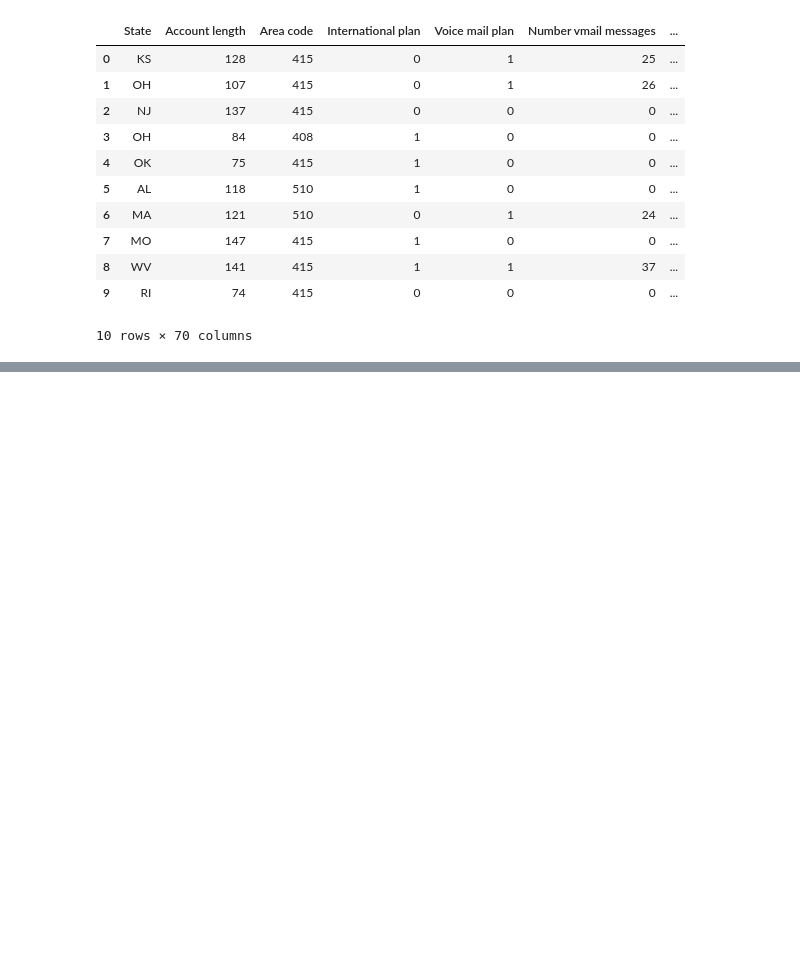
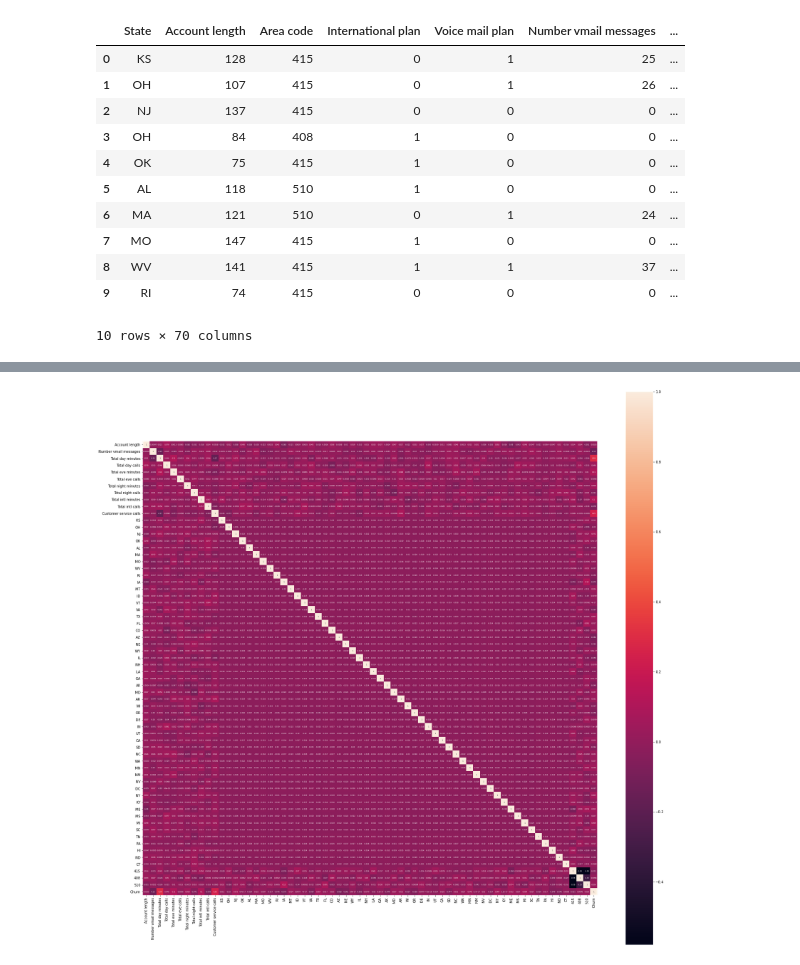
Before and after one commit to ThiagoOliveira001/learningIA, a Jupyter notebook: desafio-telecom/desafio_ia_telecom_v4.ipynb, the cells around one changed output, grey strips where cells are left out. Cells and saved outputs as stored; diff of their text form; code cells hidden in the pictures; blank space fills up the shorter version.

```diff
--- a/desafio-telecom/desafio_ia_telecom_v4.ipynb
+++ b/desafio-telecom/desafio_ia_telecom_v4.ipynb
@@ -334,0 +389,9 @@ df.drop('Area code', inplace=True, axis=1)
+# %%
+# Mapa de calor
+corr = df_under.corr()
+plt.subplots(figsize=(30,30))
+sns.heatmap(corr, annot_kws={'size': 5}, square=True, annot=True)
+
+plt.show()
+# %% [output]
+[figure, added]
```
Also changed, not shown: parts of 20 cells of this notebook.
